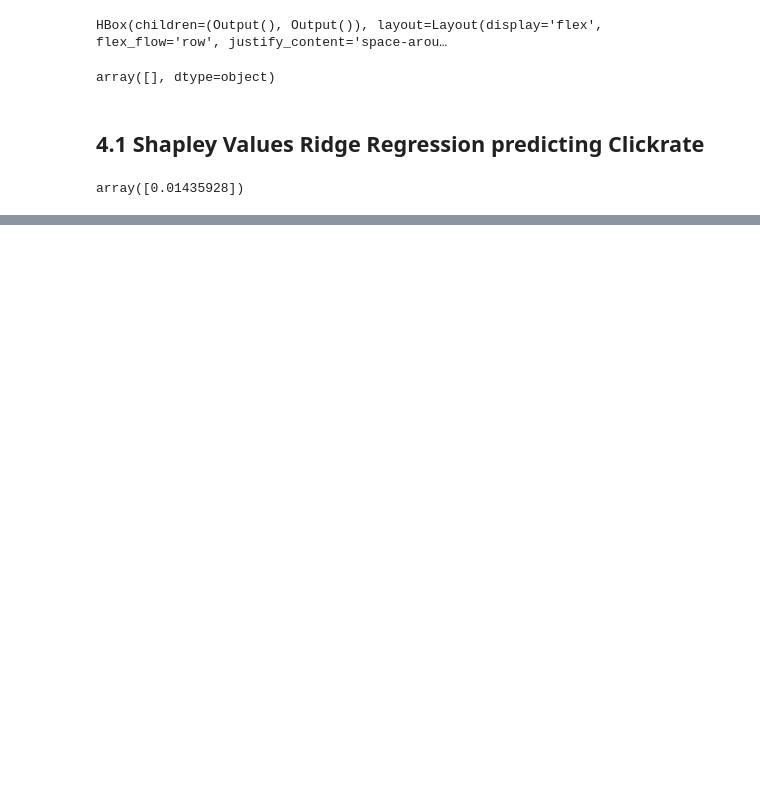
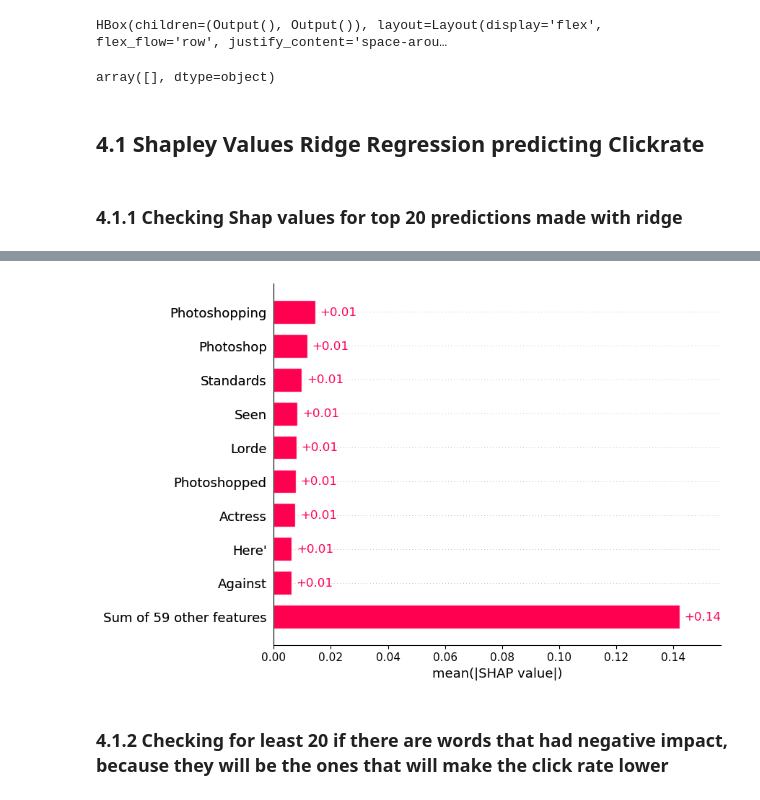
Before and after one commit to antschum/causal_headline_evaluator, a Jupyter notebook: 2023-12-12-Meeting.ipynb, the cells around one changed output, grey strips where cells are left out. Drawn from its saved outputs; the diff is of its cells as text; code cells hidden in the pictures; blank space fills up the shorter version.

Commit message:
Shap values added

```diff
--- a/2023-12-12-Meeting.ipynb
+++ b/2023-12-12-Meeting.ipynb
@@ -363,7 +374,8 @@ def f(x):
     embedding = model.encode(x)
     return ridge_model.predict(embedding)
 # %%
-method = "custom tokenizer"
+#defining masker - the masker specifies how to hide portions of the input
+method = "default masker" #before it was custo tokenizer, but it works the same with the default one so i would say remove everything and just leave the defining of the whitespace masker
 
 # build an explainer by passing a transformers tokenizer
 if method == "transformers tokenizer":
@@ -371,41 +383,21 @@ if method == "transformers tokenizer":
 
 # build an explainer by explicitly creating a masker
 elif method == "default masker":
-    masker = shap.maskers.Text(r"\W")  # this will create a basic whitespace tokenizer
+    masker  = shap.maskers.Text("\W|'")   # this will create a basic whitespace tokenizer.
+    #A whitespace tokenizer breaks a text into tokens based on whitespace characters (spaces, tabs, newlines,/, etc.)
     explainer = shap.Explainer(f, masker)
-
-# build a fully custom tokenizer
-elif method == "custom tokenizer":
-    import re
-
-    def custom_tokenizer(s, return_offsets_mapping=True):
-        """Custom tokenizers conform to a subset of the transformers API."""
-        pos = 0
-        offset_ranges = []
-        input_ids = []
-        for m in re.finditer(r"\W", s):
-            start, end = m.span(0)
-            offset_ranges.append((pos, start))
-            input_ids.append(s[pos:start])
-            pos = end
-        if pos != len(s):
-            offset_ranges.append((pos, len(s)))
-            input_ids.append(s[pos:])
-        out = {}
-        out["input_ids"] = input_ids
-        if return_offsets_mapping:
-            out["offset_mapping"] = offset_ranges
-        return out
-
-    masker = shap.maskers.Text(custom_tokenizer)
-    explainer = shap.Explainer(f, masker)
+# %% [markdown]
+### 4.1.1 Checking Shap values for top 20 predictions made with ridge
 # %%
-shap_values = explainer(df["headline"][:1])
+top_values = df.sort_values(["predictions_ridge"],ascending=False).loc[:,['headline']][:20]
+#removing duplicates, so they dont influence the overall
+top_values = top_values.drop_duplicates(keep='first')
+top_shap_values_ridge = explainer(top_values["headline"])
 # %%
-ridge_model.predict(stored_embeddings[0].reshape(1,-1))
+#predictions = ridge_model.predict(stored_embeddings[0].reshape(1,-1)) # i am not sure what is that and if we need it ??
-# %% [output]
-array([0.01435928])
 # %%
-shap.plots.text(shap_values)
+for i in range(5): #just checking for 5 of them for example
+    shap.plots.text(top_shap_values_ridge[i])
+shap.plots.bar(top_shap_values_ridge)
 # %% [output]
 [interactive output not drawn]
@@ -411,0 +408,3 @@ shap.plots.text(shap_values)
+[figure, added]
+# %% [markdown]
+### 4.1.2 Checking for least 20 if there are words that had negative impact, because they will be the ones that will make the click rate lower
```
Also changed, not shown: parts of 23 cells of this notebook.
